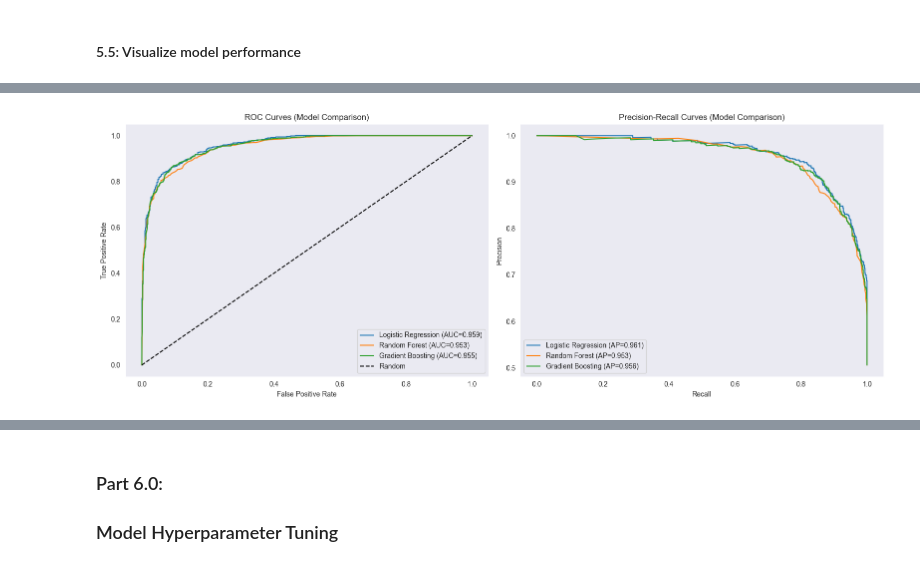
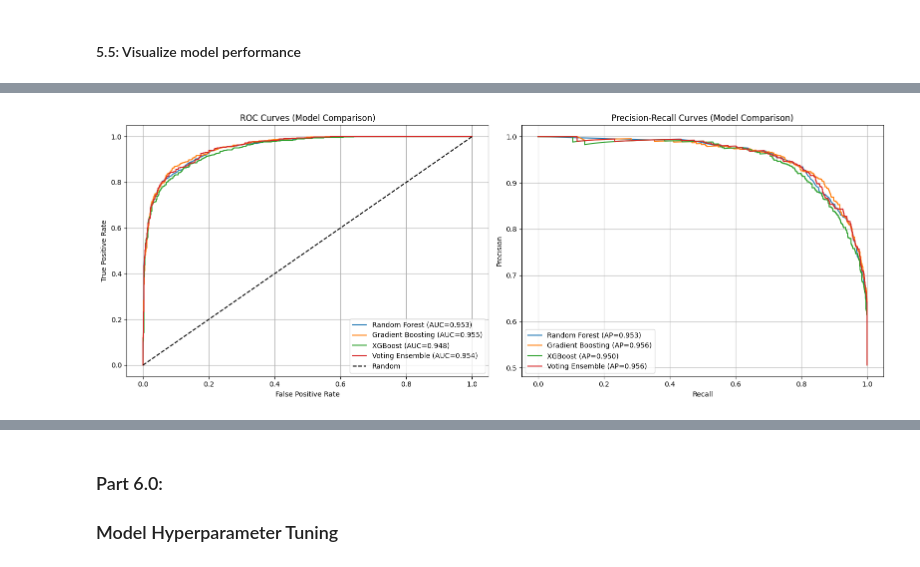
Before and after one commit to Zhalgas03/Machine-Learning, a Jupyter notebook: ml_final.ipynb, the cells around one changed output, grey strips where cells are left out. Drawn from its saved outputs; the diff is of its cells as text; code cells hidden in the pictures.

```diff
--- a/ml_final.ipynb
+++ b/ml_final.ipynb
@@ -315,9 +336,8 @@ preprocessor = ColumnTransformer(transformers=[
 # %%
 cv = StratifiedKFold(n_splits=5, shuffle=True, random_state=42)
 models = {
-    "Logistic Regression": LogisticRegression(max_iter=1000, random_state=42),
-    "Random Forest": RandomForestClassifier(n_estimators=100, random_state=42),
-    "XGBoost": XGBClassifier(use_label_encoder=False, eval_metric='logloss', random_state=42,verbosity=0),
+    "Random Forest": RandomForestClassifier(n_estimators=100, random_state=42, n_jobs=-1),
+    "XGBoost": XGBClassifier(eval_metric='logloss', random_state=42, verbosity=0),
     "Gradient Boosting": GradientBoostingClassifier(random_state=42)
 }
 # %% [markdown]
@@ -331,24 +351,24 @@ for name, model in models.items():
         ('classifier', model)
     ])
 
-    acc = cross_val_score(pipe, X_train, y_train, cv=cv, scoring='accuracy')
-    f1 = cross_val_score(pipe, X_train, y_train, cv=cv, scoring='f1')
-    roc = cross_val_score(pipe, X_train, y_train, cv=cv, scoring='roc_auc')
+    acc = cross_val_score(pipe, X_train, y_train, cv=cv, scoring='accuracy', n_jobs=-1)
+    f1  = cross_val_score(pipe, X_train, y_train, cv=cv, scoring='f1',       n_jobs=-1)
+    roc = cross_val_score(pipe, X_train, y_train, cv=cv, scoring='roc_auc',  n_jobs=-1)
 
     results.append({
         'Model': name,
-        'Accuracy Mean': acc.mean(),
-        'F1 Score Mean': f1.mean(),
-        'ROC AUC Mean': roc.mean()
+        'Accuracy Mean': acc.mean(), 'Accuracy Std': acc.std(),
+        'F1 Score Mean': f1.mean(),  'F1 Std': f1.std(),
+        'ROC AUC Mean': roc.mean(),  'ROC AUC Std': roc.std()
     })
 # %% [markdown]
 #### 5.3: Add voting classifier
 # %%
 voting_clf = VotingClassifier(
     estimators=[
-        ('lr', models["Logistic Regression"]),
         ('rf', models["Random Forest"]),
-        ('xgb', models["XGBoost"])
+        ('xgb', models["XGBoost"]),
+        ('gb', models["Gradient Boosting"])
     ],
     voting='soft'
 )
@@ -358,9 +378,10 @@ voting_pipe = Pipeline([
     ('classifier', voting_clf)
 ])
 
-acc = cross_val_score(voting_pipe, X_train, y_train, cv=cv, scoring='accuracy')
-f1 = cross_val_score(voting_pipe, X_train, y_train, cv=cv, scoring='f1')
-roc = cross_val_score(voting_pipe, X_train, y_train, cv=cv, scoring='roc_auc')
+acc = cross_val_score(voting_pipe, X_train, y_train, cv=cv, scoring='accuracy', n_jobs=-1)
+f1  = cross_val_score(voting_pipe, X_train, y_train, cv=cv, scoring='f1',       n_jobs=-1)
+roc = cross_val_score(voting_pipe, X_train, y_train, cv=cv, scoring='roc_auc',  n_jobs=-1)
+
 
 results.append({
     'Model': 'Voting Ensemble',
@@ -385,8 +411,7 @@ print(results_df)
 import os
 import joblib
 
-
-used_model_keys = ["Logistic Regression", "Random Forest", "Gradient Boosting"]
+used_model_keys = ["Random Forest", "Gradient Boosting", "XGBoost"]
 
 os.makedirs('models', exist_ok=True)
 
@@ -436,7 +461,8 @@ import matplotlib.pyplot as plt
 import numpy as np
 from sklearn.calibration import calibration_curve
 
-selected_models = ["Logistic Regression", "Random Forest", "Gradient Boosting"]
+models["Voting Ensemble"] = voting_clf
+selected_models = ["Random Forest", "Gradient Boosting", "XGBoost","Voting Ensemble"]
 fitted_pipes = {}
 
 
@@ -450,31 +476,33 @@ for name in selected_models:
     ])
     pipe.fit(X_train, y_train)
     fitted_pipes[name] = pipe
     y_probs = pipe.predict_proba(X_test)[:, 1]
     fpr, tpr, _ = roc_curve(y_test, y_probs)
     roc_auc = auc(fpr, tpr)
     plt.plot(fpr, tpr, label=f'{name} (AUC={roc_auc:.3f})')
 
 plt.plot([0, 1], [0, 1], 'k--', label='Random')
 plt.xlabel('False Positive Rate')
 plt.ylabel('True Positive Rate')
 plt.title('ROC Curves (Model Comparison)')
 plt.legend()
 plt.grid()
 
 plt.subplot(1, 2, 2)
 for name in selected_models:
     y_probs = fitted_pipes[name].predict_proba(X_test)[:, 1]
     precision, recall, _ = precision_recall_curve(y_test, y_probs)
     ap = average_precision_score(y_test, y_probs)
     plt.plot(recall, precision, label=f'{name} (AP={ap:.3f})')
 
+
+
 plt.xlabel('Recall')
 plt.ylabel('Precision')
 plt.title('Precision-Recall Curves (Model Comparison)')
 plt.legend()
 plt.grid()
 plt.tight_layout()
 plt.show()
 # %% [output]
-[figure, old version]
+[figure, new version]
```
Also changed, not shown: parts of 50 cells of this notebook, 11 other files.
